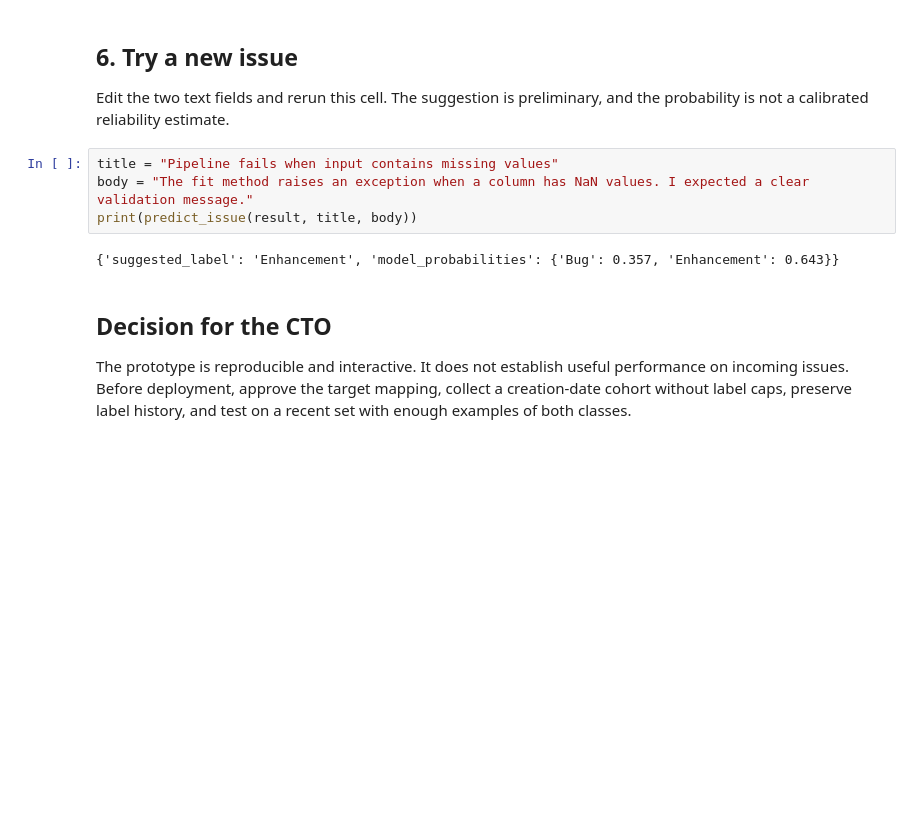
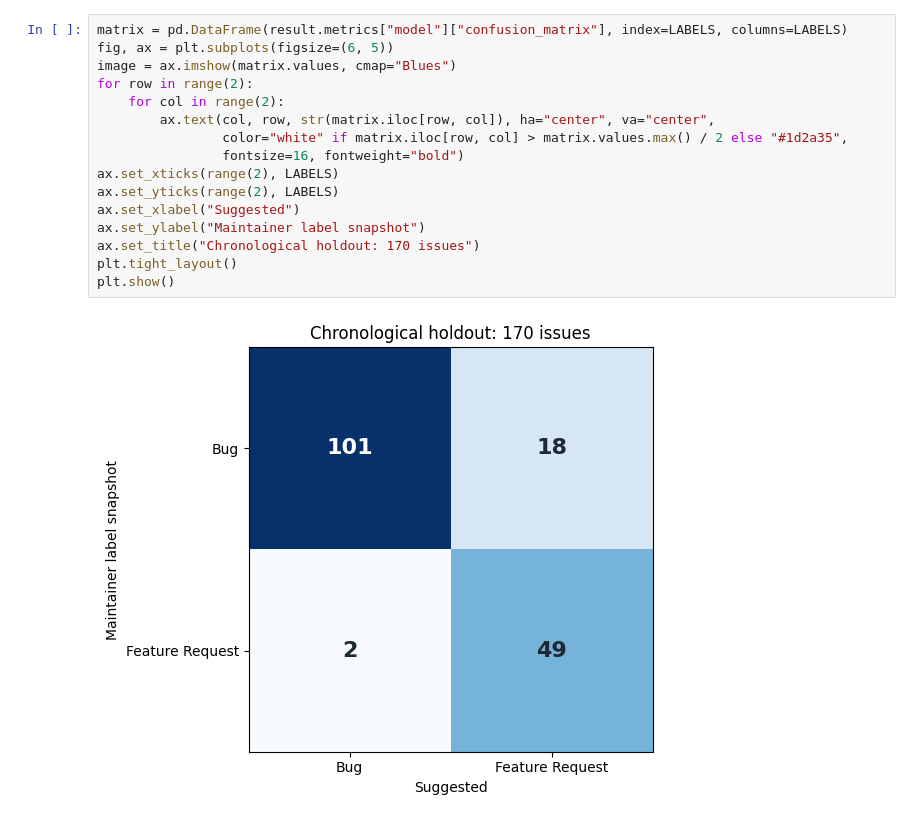
Before and after one commit to LOHITHR29/github-issue-triage-assistant-rcel506, a Jupyter notebook: issue_triage_full_pipeline_lr103.ipynb, the cells around one changed output. Saved outputs shown, nothing was run; the diff lists cells and outputs as text; blank space fills up the shorter version.

```diff
--- a/issue_triage_full_pipeline_lr103.ipynb
+++ b/issue_triage_full_pipeline_lr103.ipynb
@@ -252,14 +303,18 @@ Misclassified issues: 28
-# %% [markdown]
-## 6. Try a new issue
-
-Edit the two text fields and rerun this cell. The suggestion is preliminary, and the probability is not a calibrated reliability estimate.
-# %%
-title = "Pipeline fails when input contains missing values"
-body = "The fit method raises an exception when a column has NaN values. I expected a clear validation message."
-print(predict_issue(result, title, body))
-# %% [output]
-{'suggested_label': 'Enhancement', 'model_probabilities': {'Bug': 0.357, 'Enhancement': 0.643}}
-# %% [markdown]
-## Decision for the CTO
-
-The prototype is reproducible and interactive. It does not establish useful performance on incoming issues. Before deployment, approve the target mapping, collect a creation-date cohort without label caps, preserve label history, and test on a recent set with enough examples of both classes.
+# %%
+matrix = pd.DataFrame(result.metrics["model"]["confusion_matrix"], index=LABELS, columns=LABELS)
+fig, ax = plt.subplots(figsize=(6, 5))
+image = ax.imshow(matrix.values, cmap="Blues")
+for row in range(2):
+    for col in range(2):
+        ax.text(col, row, str(matrix.iloc[row, col]), ha="center", va="center",
+                color="white" if matrix.iloc[row, col] > matrix.values.max() / 2 else "#1d2a35",
+                fontsize=16, fontweight="bold")
+ax.set_xticks(range(2), LABELS)
+ax.set_yticks(range(2), LABELS)
+ax.set_xlabel("Suggested")
+ax.set_ylabel("Maintainer label snapshot")
+ax.set_title("Chronological holdout: 170 issues")
+plt.tight_layout()
+plt.show()
+# %% [output]
+[figure, added]
```
Also changed, not shown: parts of 23 cells of this notebook, 14 other files.
